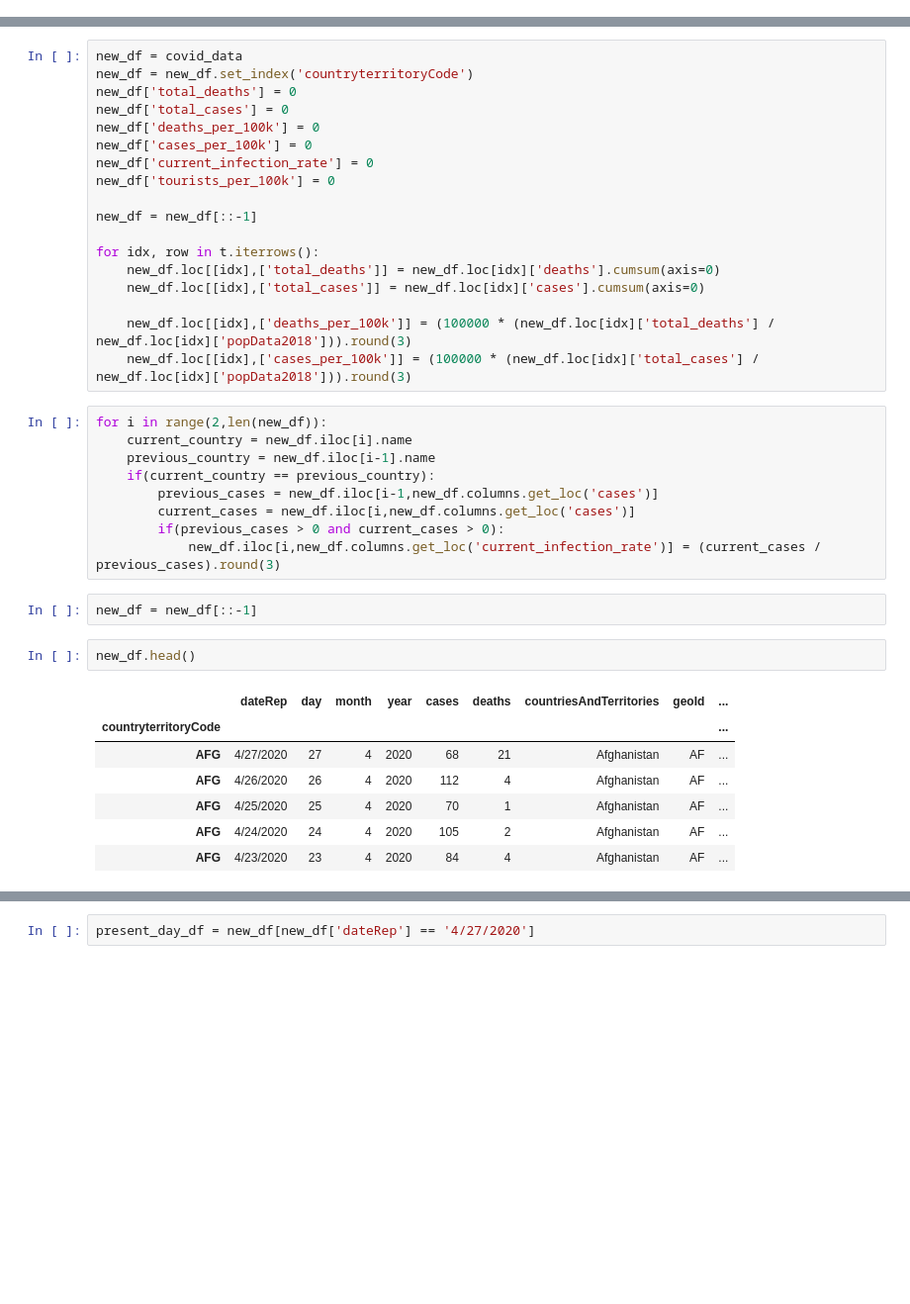
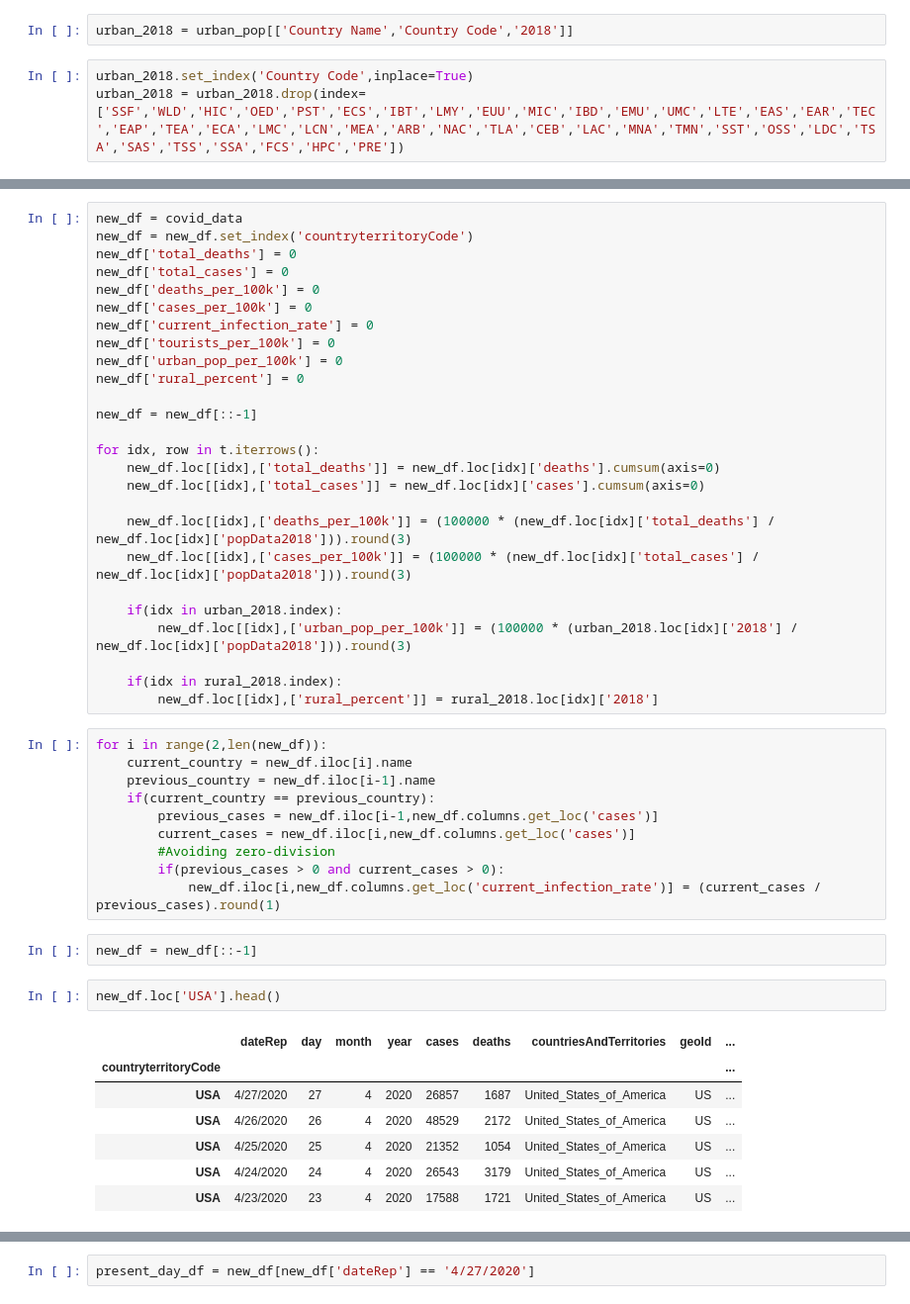
Before and after one commit to magei00/SocialData02806_2020, a Jupyter notebook: final_project/basic_map.ipynb, the cells around one changed output, grey strips where cells are left out. Shown at 99% size. Cells and saved outputs as stored; diff of their text form; blank space fills up the shorter version.

```diff
--- a/final_project/basic_map.ipynb
+++ b/final_project/basic_map.ipynb
@@ -11,0 +31,5 @@ tourism_data = pd.read_csv('datasets/tourism_data.csv')
+# %%
+urban_2018 = urban_pop[['Country Name','Country Code','2018']]
+# %%
+urban_2018.set_index('Country Code',inplace=True)
+urban_2018 = urban_2018.drop(index=['SSF','WLD','HIC','OED','PST','ECS','IBT','LMY','EUU','MIC','IBD','EMU','UMC','LTE','EAS','EAR','TEC','EAP','TEA','ECA','LMC','LCN','MEA','ARB','NAC','TLA','CEB','LAC','MNA','TMN','SST','OSS','LDC','TSA','SAS','TSS','SSA','FCS','HPC','PRE'])
@@ -54,6 +104,8 @@ new_df['deaths_per_100k'] = 0
 new_df['cases_per_100k'] = 0
 new_df['current_infection_rate'] = 0
 new_df['tourists_per_100k'] = 0
+new_df['urban_pop_per_100k'] = 0
+new_df['rural_percent'] = 0
 
 new_df = new_df[::-1]
 
@@ -63,6 +115,12 @@ for idx, row in t.iterrows():
 
     new_df.loc[[idx],['deaths_per_100k']] = (100000 * (new_df.loc[idx]['total_deaths'] / new_df.loc[idx]['popData2018'])).round(3)
     new_df.loc[[idx],['cases_per_100k']] = (100000 * (new_df.loc[idx]['total_cases'] / new_df.loc[idx]['popData2018'])).round(3)
+
+    if(idx in urban_2018.index):
+        new_df.loc[[idx],['urban_pop_per_100k']] = (100000 * (urban_2018.loc[idx]['2018'] / new_df.loc[idx]['popData2018'])).round(3)
+
+    if(idx in rural_2018.index):
+        new_df.loc[[idx],['rural_percent']] = rural_2018.loc[idx]['2018']
 # %%
 for i in range(2,len(new_df)):
     current_country = new_df.iloc[i].name
@@ -70,17 +128,18 @@ for i in range(2,len(new_df)):
     if(current_country == previous_country):
         previous_cases = new_df.iloc[i-1,new_df.columns.get_loc('cases')]
         current_cases = new_df.iloc[i,new_df.columns.get_loc('cases')]
+        #Avoiding zero-division
         if(previous_cases > 0 and current_cases > 0):
-            new_df.iloc[i,new_df.columns.get_loc('current_infection_rate')] = (current_cases / previous_cases).round(3)
+            new_df.iloc[i,new_df.columns.get_loc('current_infection_rate')] = (current_cases / previous_cases).round(1)
 # %%
 new_df = new_df[::-1]
 # %%
-new_df.head()
+new_df.loc['USA'].head()
 # %% [output]
 |  | dateRep | day | month | year | cases | deaths | countriesAndTerritories | geoId | ... |
 | countryterritoryCode |  |  |  |  |  |  |  |  | ... |
-| AFG | 4/27/2020 | 27 | 4 | 2020 | 68 | 21 | Afghanistan | AF | ... |
-| AFG | 4/26/2020 | 26 | 4 | 2020 | 112 | 4 | Afghanistan | AF | ... |
-| AFG | 4/25/2020 | 25 | 4 | 2020 | 70 | 1 | Afghanistan | AF | ... |
-| AFG | 4/24/2020 | 24 | 4 | 2020 | 105 | 2 | Afghanistan | AF | ... |
-| AFG | 4/23/2020 | 23 | 4 | 2020 | 84 | 4 | Afghanistan | AF | ... |
+| USA | 4/27/2020 | 27 | 4 | 2020 | 26857 | 1687 | United_States_of_America | US | ... |
+| USA | 4/26/2020 | 26 | 4 | 2020 | 48529 | 2172 | United_States_of_America | US | ... |
+| USA | 4/25/2020 | 25 | 4 | 2020 | 21352 | 1054 | United_States_of_America | US | ... |
+| USA | 4/24/2020 | 24 | 4 | 2020 | 26543 | 3179 | United_States_of_America | US | ... |
+| USA | 4/23/2020 | 23 | 4 | 2020 | 17588 | 1721 | United_States_of_America | US | ... |
```
Also changed, not shown: parts of 9 cells of this notebook, 7 other files.
